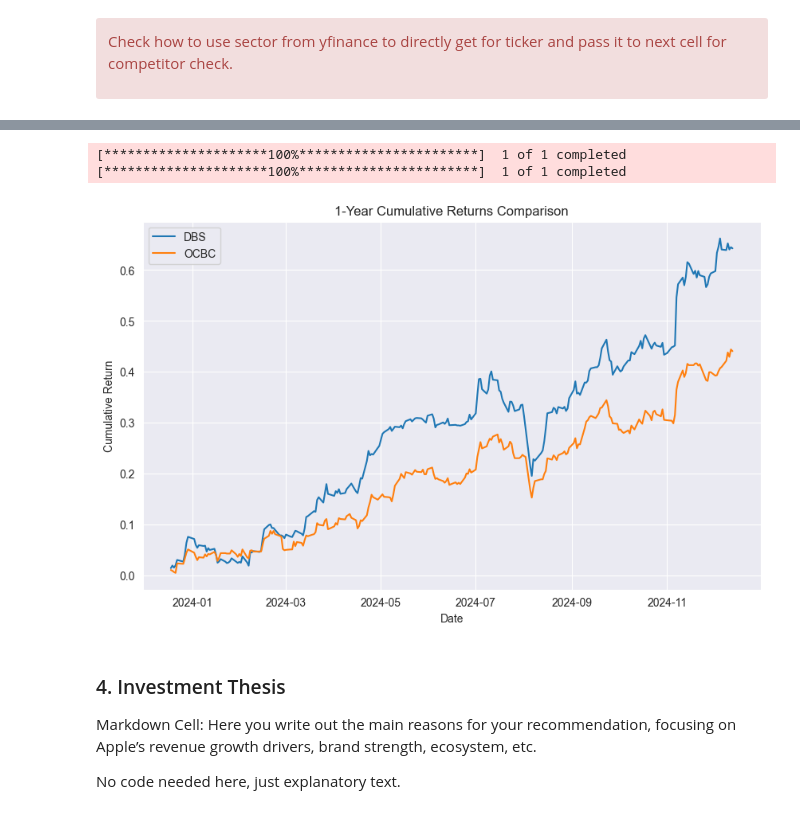
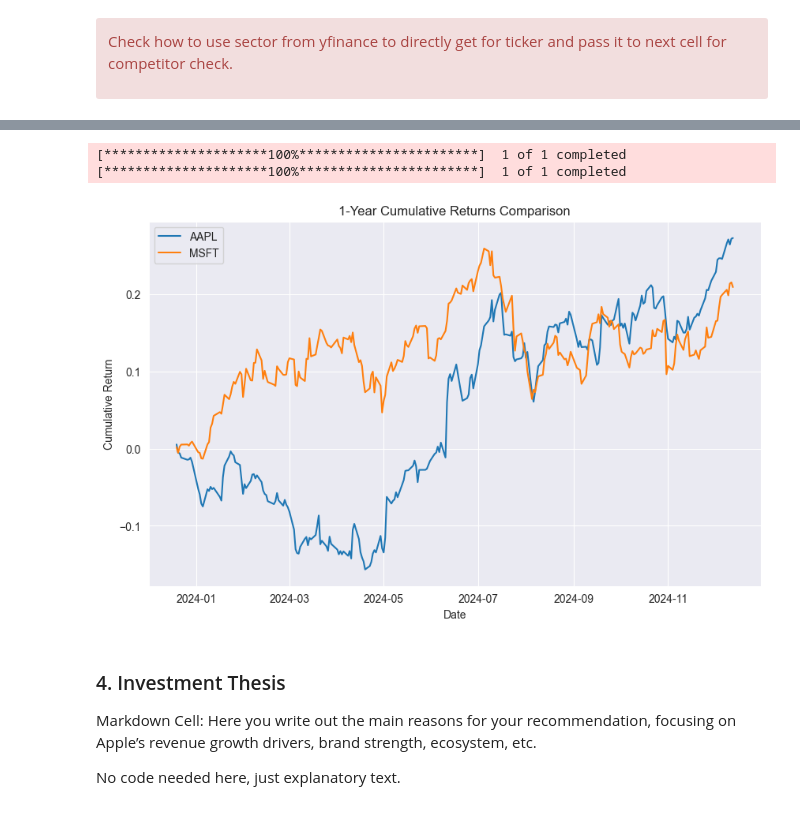
Before and after one commit to yYorky/PydanticAI-Agent-Analyst, a Jupyter notebook: notebooks/test.ipynb, the cells around one changed output, grey strips where cells are left out. Cells and saved outputs as stored; diff of their text form; code cells hidden in the pictures.

```diff
--- a/notebooks/test.ipynb
+++ b/notebooks/test.ipynb
@@ -29,7 +41,7 @@ Executive Summary:
 - Target Price: $X.XX
 - Rationale: Brief explanation why.
 # %%
-ticker = "D05.SI"
+ticker = "AAPL"
 stock = yf.Ticker(ticker)
 info = stock.info
 # %%
@@ -104,32 +190,32 @@ Check how to use sector from yfinance to directly get for ticker and pass it to
 # %%
 # Compare AAPL to another tech stock (e.g., MSFT) in terms of returns over the last year
-competitor = "O39.SI"
+competitor = "MSFT"
 
 start_date = (datetime.now() - timedelta(days=365)).strftime('%Y-%m-%d')
 end_date = datetime.now().strftime('%Y-%m-%d')
 
 data_aapl = yf.download(ticker, start=start_date, end=end_date)
 data_msft = yf.download(competitor, start=start_date, end=end_date)
 
 # Calculate returns
 data_aapl['Returns'] = data_aapl['Adj Close'].pct_change()
 data_msft['Returns'] = data_msft['Adj Close'].pct_change()
 
 cumulative_aapl = (1 + data_aapl['Returns']).cumprod() - 1
 cumulative_msft = (1 + data_msft['Returns']).cumprod() - 1
 
 plt.figure(figsize=(10,6))
-plt.plot(cumulative_aapl.index, cumulative_aapl, label="DBS")
-plt.plot(cumulative_msft.index, cumulative_msft, label="OCBC")
+plt.plot(cumulative_aapl.index, cumulative_aapl, label="AAPL")
+plt.plot(cumulative_msft.index, cumulative_msft, label="MSFT")
 plt.title("1-Year Cumulative Returns Comparison")
 plt.xlabel("Date")
 plt.ylabel("Cumulative Return")
 plt.legend()
 plt.show()
 # %% [output]
 [*********************100%***********************]  1 of 1 completed
 [*********************100%***********************]  1 of 1 completed
-[figure, old version]
+[figure, new version]
 # %% [markdown]
 ### 4. Investment Thesis
 
```
Also changed, not shown: parts of 38 cells of this notebook.
